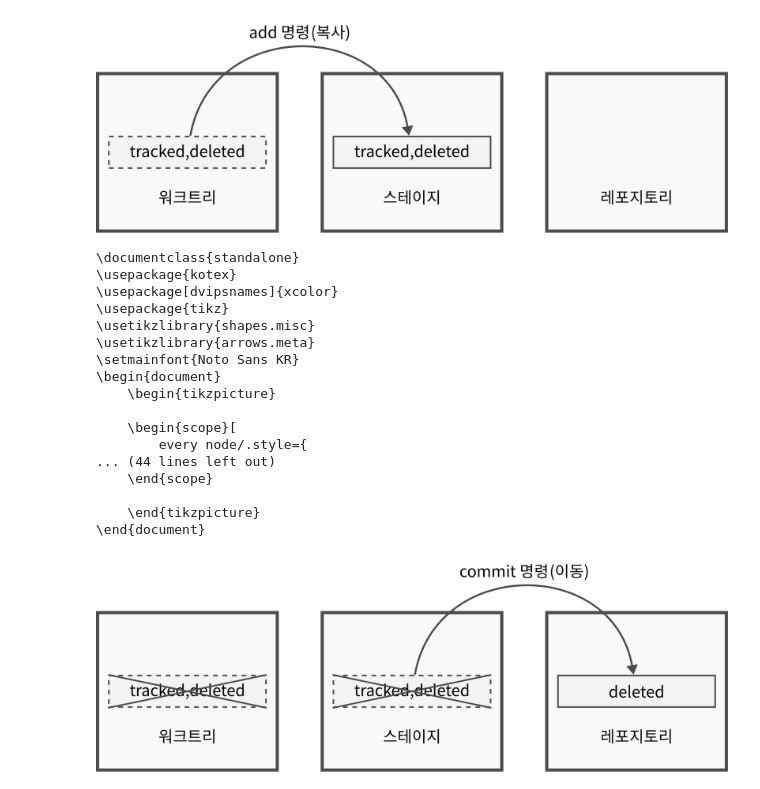
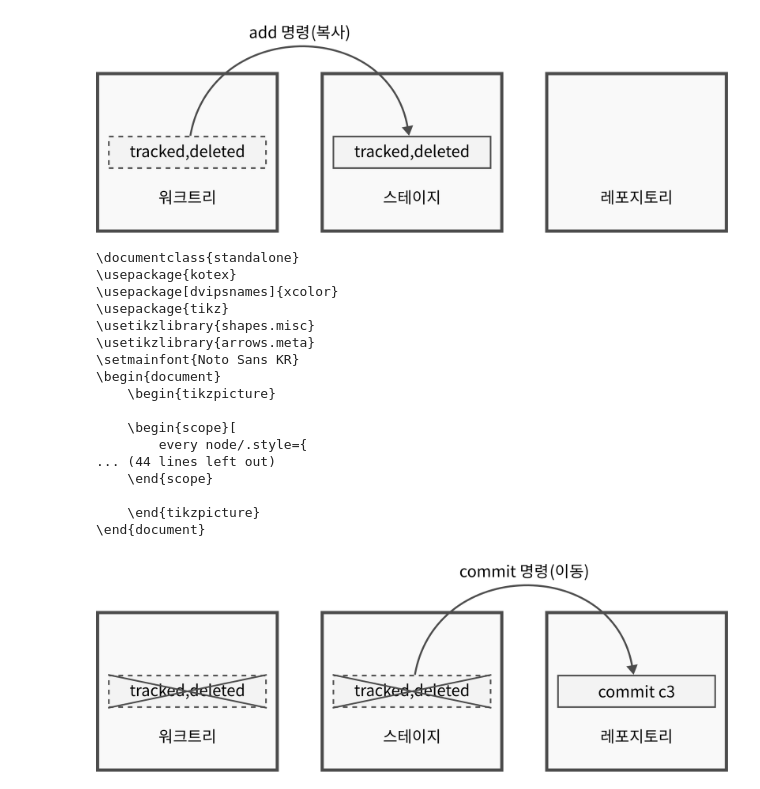
Before and after one commit to joelkim/book_git, a Jupyter notebook: figs/fig_basic.ipynb, the cells around one changed output. Drawn from its saved outputs; the diff is of its cells as text; code cells hidden in the pictures.

```diff
--- a/figs/fig_basic.ipynb
+++ b/figs/fig_basic.ipynb
@@ -680,33 +680,33 @@ style_git_operation = r"""
 \node[dashed] (tracked deleted)          at (0,1) {tracked,deleted};
 \node[cross out]                         at (0,1) {};
 \node[dashed] (tracked deleted in stage) at (5,1) {tracked,deleted};
 \node[cross out]                         at (5,1) {};
-\node (deleted)                          at (10,1) {deleted};
+\node (commit c3)                        at (10,1) {commit c3};
 \end{scope}
 
 \begin{scope}[
     every edge/.style={(* style_git_operation *)}
 ]
-\draw (tracked deleted in stage) edge[bend left] node[above] {commit 명령(이동)} (deleted);
+\draw (tracked deleted in stage) edge[bend left] node[above] {commit 명령(이동)} (commit c3);
 \end{scope}
 
 \end{tikzpicture}
 # %% [output]
 \documentclass{standalone}
 \usepackage{kotex}
 \usepackage[dvipsnames]{xcolor}
 \usepackage{tikz}
 \usetikzlibrary{shapes.misc}
 \usetikzlibrary{arrows.meta}
 \setmainfont{Noto Sans KR}
 \begin{document}
     \begin{tikzpicture}
 
     \begin{scope}[
         every node/.style={
 ... (44 lines left out)
     \end{scope}
 
     \end{tikzpicture}
 \end{document}
-[figure, old version]
+[figure, new version]
```
Also changed, not shown: parts of 4 cells of this notebook, 6 other files.
